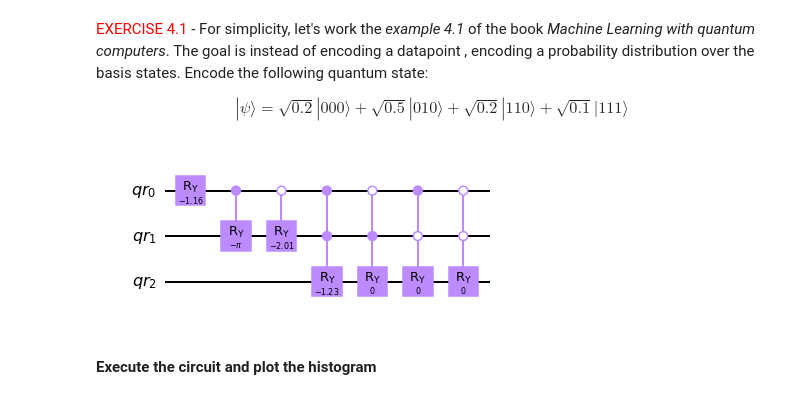
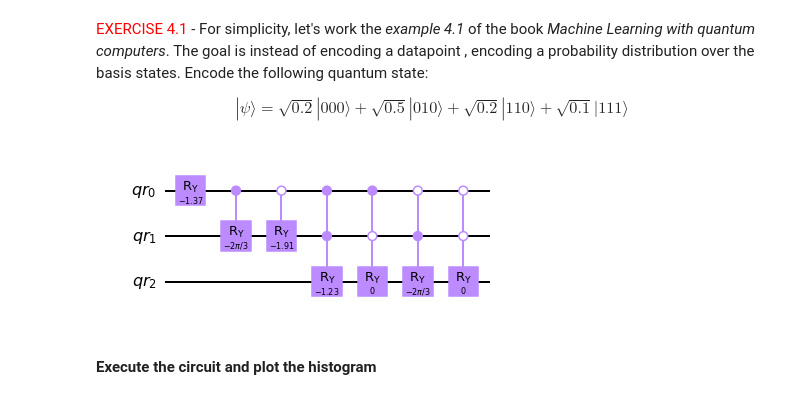
Before and after one commit to andre-sequeira10/quantumML2122, a Jupyter notebook: Lecture 3 - data encoding/data_encoding_solution.ipynb, the cells around one changed output. Cells and saved outputs as stored; diff of their text form; code cells hidden in the pictures.

```diff
--- a/Lecture 3 - data encoding/data_encoding_solution.ipynb
+++ b/Lecture 3 - data encoding/data_encoding_solution.ipynb
@@ -260,32 +260,27 @@ def mottonen(x, is_normalized=False):
     qc = QuantumCircuit(qr)
 
     for (s,qb) in zip(range(1,n_qubits),reversed(range(1,n_qubits))):
-        print()
-        x_bin_rev = [np.binary_repr(j,width=qb) for j in range(2**qb)]
+        x_bin_rev = [np.binary_repr(j,width=qb)[::-1] for j in range(2**qb)]
 
         for j in range(len(x_bin_rev)):
 
             ctrl = x_bin_rev[j]
             angle = get_angle(s,j+1, x_normalized)
-
-            #REMEMBER THAT IF THE ANGLE IS ZERO WE CAN IGNORE THE GATE, WHICH WILL HELP IN TERMS OF PERFORMANCE
-            if angle > 0.0:
-                ccry = RYGate(angle).control(len(ctrl),ctrl_state=ctrl)
-                qc.append(ccry, [qr[i] for i in range(qb+1)])
+            ccry = RYGate(angle).control(len(ctrl),ctrl_state=ctrl)
+            qc.append(ccry, [qr[i] for i in range(qb+1)])
 
 
     ## last element , single qubit ry rotation
     angle = get_angle(n_qubits, 1, x_normalized)
-    if angle > 0.0:
-        qc.ry(angle, qr[0])
+    qc.ry(angle, qr[0])
 
     return qc.inverse()
 # %%
-a = np.array([0.2,0.0,0.5,0.0,0.0,0.0,0.2,0.1],dtype=object)
+a = np.array([0.2,0.0,0.1,0.3,0.1,0.0,0.2,0.1],dtype=object)
 circuit = mottonen(a, is_normalized=True)
 circuit.draw(output="mpl")
 # %% [output]
-[figure, old version]
+[figure, new version]
 # %% [markdown]
 #### Execute the circuit and plot the histogram
 # %%
```
Also changed, not shown: parts of 4 cells of this notebook.
